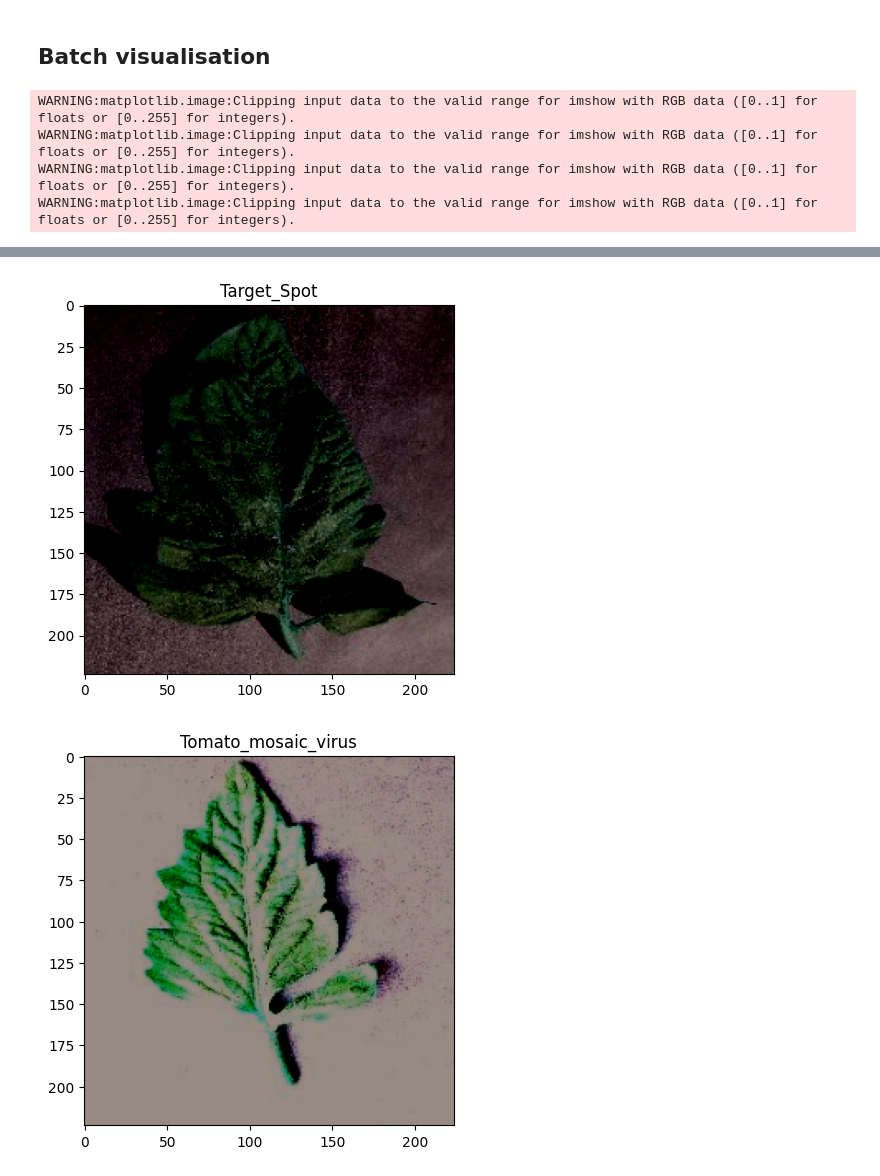
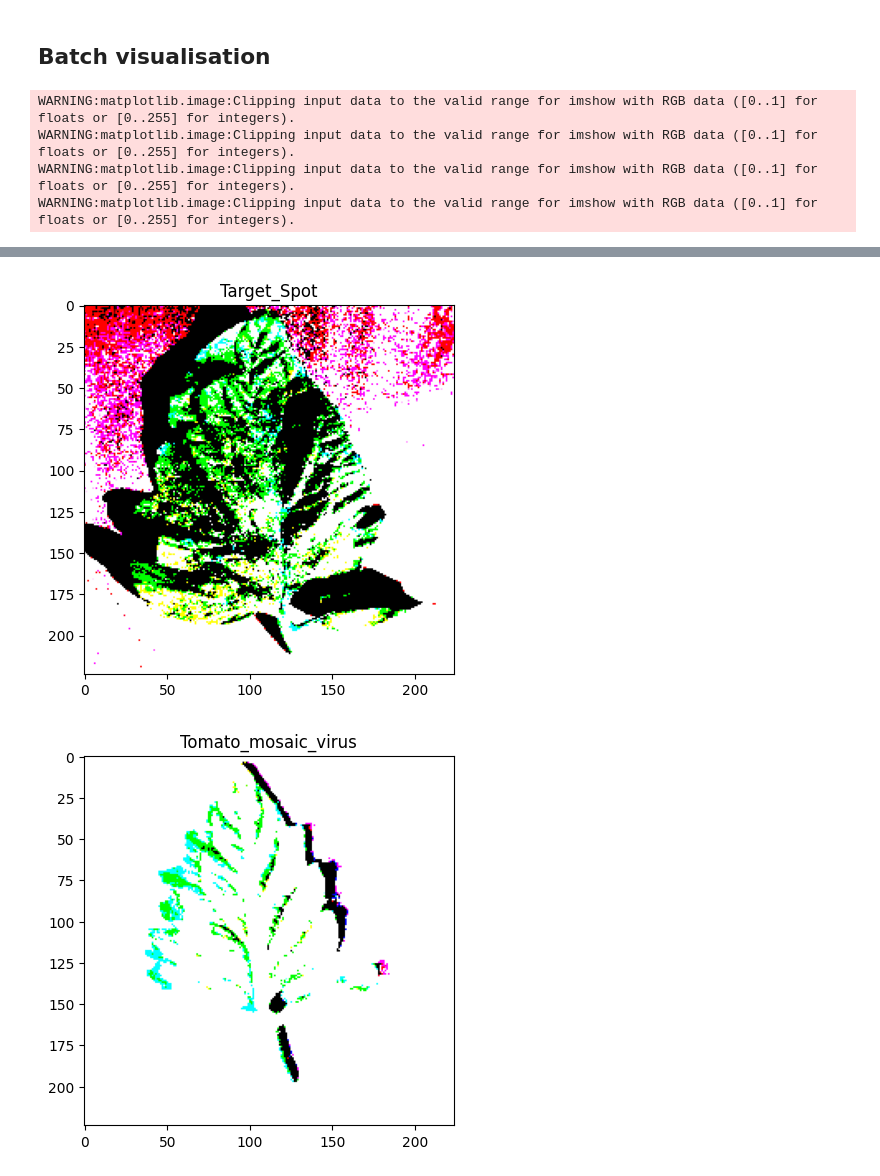
Before and after one commit to Ivelina-Z/Plant-disease-detection, a Jupyter notebook: plant_disease_classification.ipynb, the cells around one changed output, grey strips where cells are left out. Cells and saved outputs as stored; diff of their text form; code cells hidden in the pictures.

```diff
--- a/plant_disease_classification.ipynb
+++ b/plant_disease_classification.ipynb
@@ -215,7 +218,7 @@ test_data = create_tf_dataset((files_test, classes_test), BATCH_SIZE, IMAGE_SIZE
 for el in train_data.take(1):
   for idx in range(BATCH_SIZE):
     plt.figure()
-    plt.imshow(el[0][idx].numpy() / 255.0)
+    plt.imshow(el[0][idx].numpy())
     plt.title(class_names[el[1][idx].numpy()])
 # %% [output]
 WARNING:matplotlib.image:Clipping input data to the valid range for imshow with RGB data ([0..1] for floats or [0..255] for integers).
@@ -226,2 +229,2 @@ WARNING:matplotlib.image:Clipping input data to the valid range for imshow with
-[figure, old version]
+[figure, new version]
-[figure, old version]
+[figure, new version]
```
Also changed, not shown: parts of 9 cells of this notebook.
